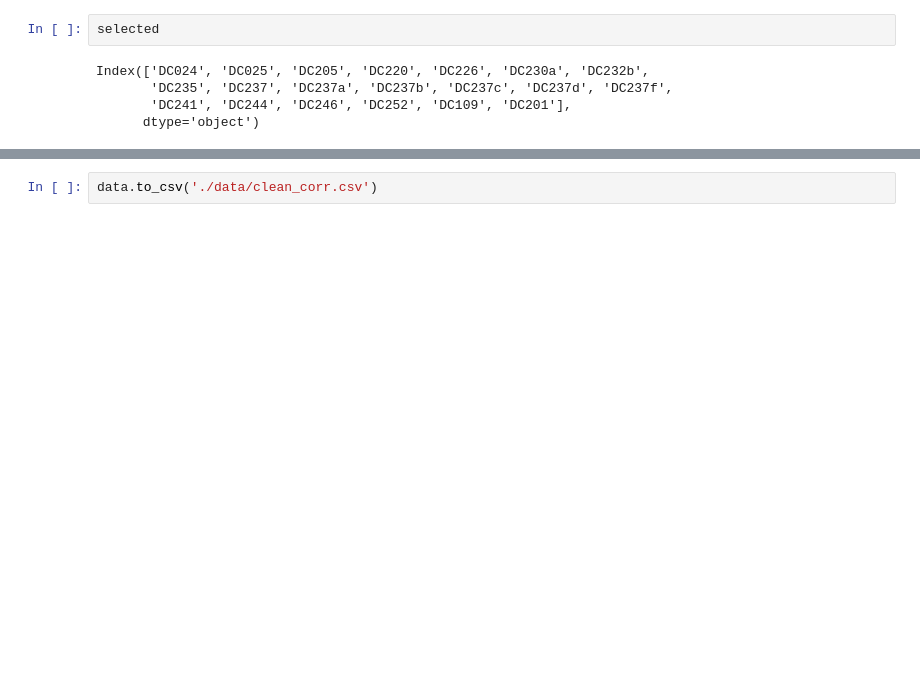
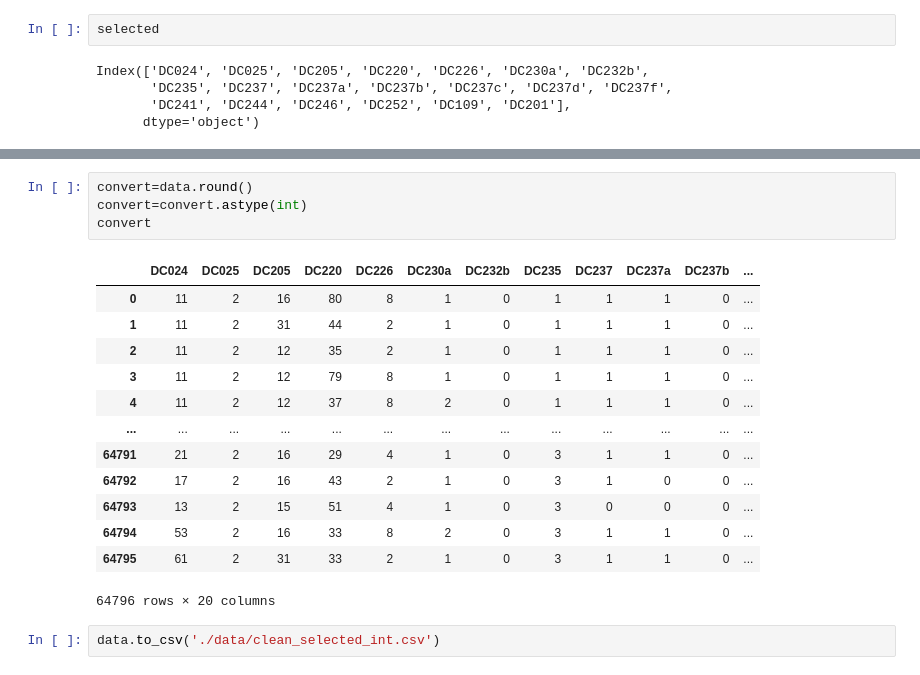
Before and after one commit to adrianuscharlie/DSC, a Jupyter notebook: data_preprocessing.ipynb, the cells around one changed output, grey strips where cells are left out. Drawn from its saved outputs; the diff is of its cells as text; blank space fills up the shorter version.

```diff
--- a/data_preprocessing.ipynb
+++ b/data_preprocessing.ipynb
@@ -322,2 +340,20 @@ Index(['DC024', 'DC025', 'DC205', 'DC220', 'DC226', 'DC230a', 'DC232b',
+# %%
+convert=data.round()
+convert=convert.astype(int)
+convert
+# %% [output]
+|  | DC024 | DC025 | DC205 | DC220 | DC226 | DC230a | DC232b | DC235 | DC237 | DC237a | DC237b | ... |
+| 0 | 11 | 2 | 16 | 80 | 8 | 1 | 0 | 1 | 1 | 1 | 0 | ... |
+| 1 | 11 | 2 | 31 | 44 | 2 | 1 | 0 | 1 | 1 | 1 | 0 | ... |
+| 2 | 11 | 2 | 12 | 35 | 2 | 1 | 0 | 1 | 1 | 1 | 0 | ... |
+| 3 | 11 | 2 | 12 | 79 | 8 | 1 | 0 | 1 | 1 | 1 | 0 | ... |
+| 4 | 11 | 2 | 12 | 37 | 8 | 2 | 0 | 1 | 1 | 1 | 0 | ... |
+| ... | ... | ... | ... | ... | ... | ... | ... | ... | ... | ... | ... | ... |
+| 64791 | 21 | 2 | 16 | 29 | 4 | 1 | 0 | 3 | 1 | 1 | 0 | ... |
+| 64792 | 17 | 2 | 16 | 43 | 2 | 1 | 0 | 3 | 1 | 0 | 0 | ... |
+| 64793 | 13 | 2 | 15 | 51 | 4 | 1 | 0 | 3 | 0 | 0 | 0 | ... |
+| 64794 | 53 | 2 | 16 | 33 | 8 | 2 | 0 | 3 | 1 | 1 | 0 | ... |
+| 64795 | 61 | 2 | 31 | 33 | 2 | 1 | 0 | 3 | 1 | 1 | 0 | ... |
+64796 rows × 20 columns
 # %%
-data.to_csv('./data/clean_corr.csv')
+data.to_csv('./data/clean_selected_int.csv')
```
Also changed, not shown: parts of 6 cells of this notebook, 27 other files.
